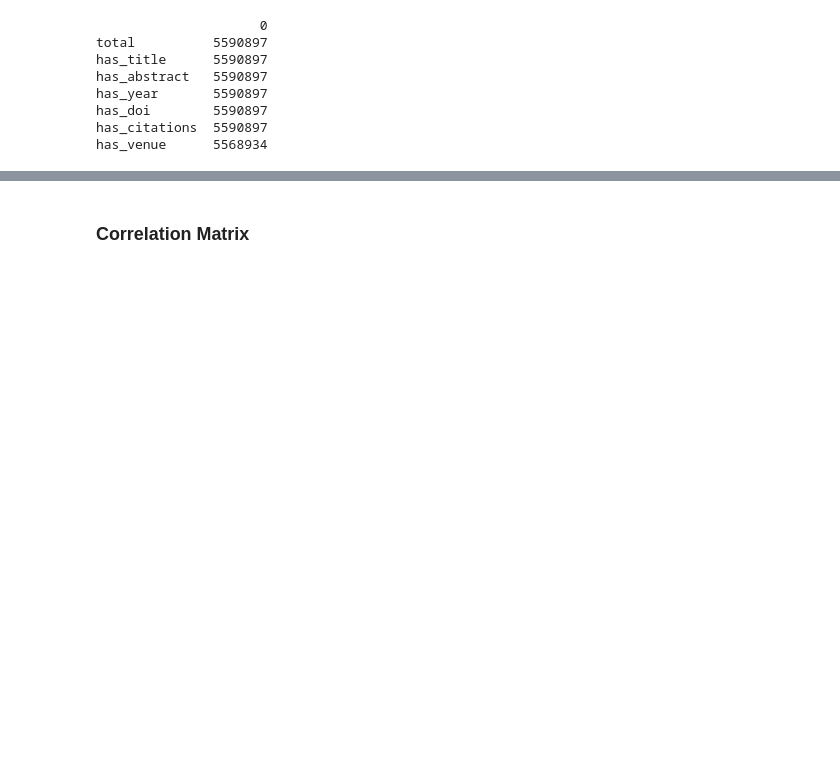
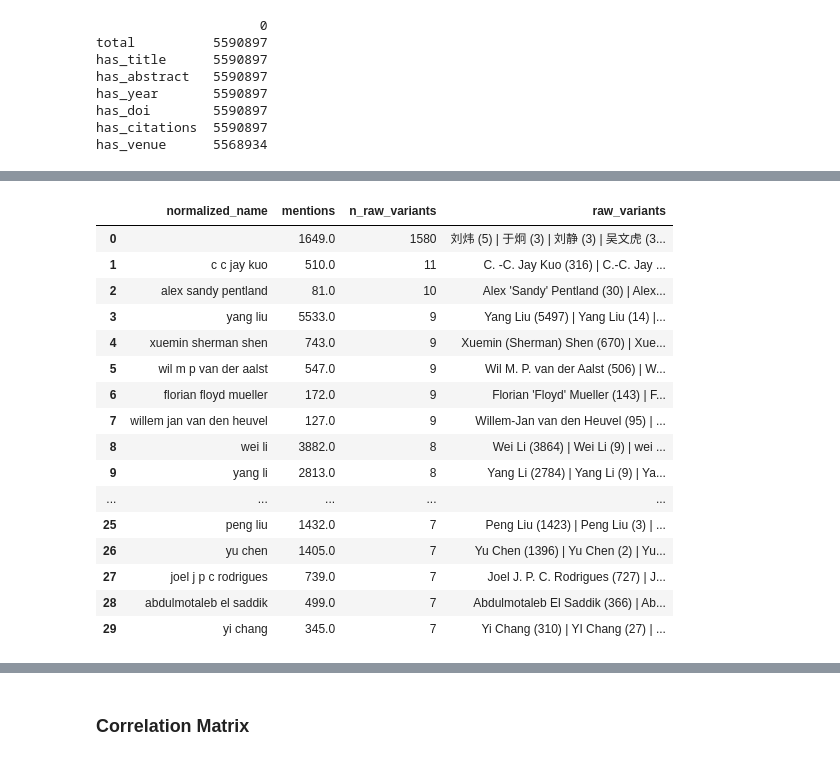
Before and after one commit to ManuCa93/data_project_3, a Jupyter notebook: notebook.ipynb, the cells around one changed output, grey strips where cells are left out. Drawn from its saved outputs; the diff is of its cells as text; code cells hidden in the pictures; blank space fills up the shorter version.

Commit message:
data quality checks added + readme

```diff
--- a/notebook.ipynb
+++ b/notebook.ipynb
@@ -377,0 +452,72 @@ has_venue      5568934
+# %%
+# 2) Author-name variation / normalization checks (memory-safe)
+
+# DuckDB tuning for this heavy aggregation
+con.sql("SET preserve_insertion_order = false;")
+con.sql("SET threads = 4;")
+
+name_variation_df = con.sql("""
+WITH flat AS (
+    SELECT TRIM(author.name) AS raw_name
+    FROM papers
+    CROSS JOIN UNNEST(authors) AS t(author)
+    WHERE author.name IS NOT NULL AND TRIM(author.name) <> ''
+),
+norm_counts AS (
+    SELECT
+        LOWER(
+            REGEXP_REPLACE(
+                REGEXP_REPLACE(raw_name, '[^[:alnum:] ]', ' ', 'g'),
+                '\\s+', ' ', 'g'
+            )
+        ) AS normalized_name,
+        raw_name,
+        COUNT(*) AS raw_mentions
+    FROM flat
+    GROUP BY 1, 2
+),
+name_stats AS (
+    SELECT
+        normalized_name,
+        SUM(raw_mentions) AS mentions,
+        COUNT(*) AS n_raw_variants
+    FROM norm_counts
+    GROUP BY normalized_name
+    HAVING COUNT(*) > 1
+    ORDER BY n_raw_variants DESC, mentions DESC
+    LIMIT 30
+)
+SELECT
+    s.normalized_name,
+    s.mentions,
+    s.n_raw_variants,
+    STRING_AGG(
+        nc.raw_name || ' (' || CAST(nc.raw_mentions AS VARCHAR) || ')',
+        ' | '
+        ORDER BY nc.raw_mentions DESC, nc.raw_name
+    ) AS raw_variants
+FROM name_stats s
+JOIN norm_counts nc USING (normalized_name)
+GROUP BY s.normalized_name, s.mentions, s.n_raw_variants
+ORDER BY s.n_raw_variants DESC, s.mentions DESC;
+""").df()
+
+display(name_variation_df)
+# %% [output]
+|  | normalized_name | mentions | n_raw_variants | raw_variants |
+| 0 |  | 1649.0 | 1580 | 刘炜 (5) | 于炯 (3) | 刘静 (3) | 吴文虎 (3... |
+| 1 | c c jay kuo | 510.0 | 11 | C. -C. Jay Kuo (316) | C.-C. Jay ... |
+| 2 | alex sandy pentland | 81.0 | 10 | Alex 'Sandy' Pentland (30) | Alex... |
+| 3 | yang liu | 5533.0 | 9 | Yang Liu (5497) | Yang Liu (14) |... |
+| 4 | xuemin sherman shen | 743.0 | 9 | Xuemin (Sherman) Shen (670) | Xue... |
+| 5 | wil m p van der aalst | 547.0 | 9 | Wil M. P. van der Aalst (506) | W... |
+| 6 | florian floyd mueller | 172.0 | 9 | Florian 'Floyd' Mueller (143) | F... |
+| 7 | willem jan van den heuvel | 127.0 | 9 | Willem-Jan van den Heuvel (95) | ... |
+| 8 | wei li | 3882.0 | 8 | Wei Li (3864) | Wei Li (9) | wei ... |
+| 9 | yang li | 2813.0 | 8 | Yang Li (2784) | Yang Li (9) | Ya... |
+| ... | ... | ... | ... | ... |
+| 25 | peng liu | 1432.0 | 7 | Peng Liu (1423) | Peng Liu (3) | ... |
+| 26 | yu chen | 1405.0 | 7 | Yu Chen (1396) | Yu Chen (2) | Yu... |
+| 27 | joel j p c rodrigues | 739.0 | 7 | Joel J. P. C. Rodrigues (727) | J... |
+| 28 | abdulmotaleb el saddik | 499.0 | 7 | Abdulmotaleb El Saddik (366) | Ab... |
+| 29 | yi chang | 345.0 | 7 | Yi Chang (310) | YI Chang (27) | ... |
```
Also changed, not shown: parts of 19 cells of this notebook, 1 other file.
